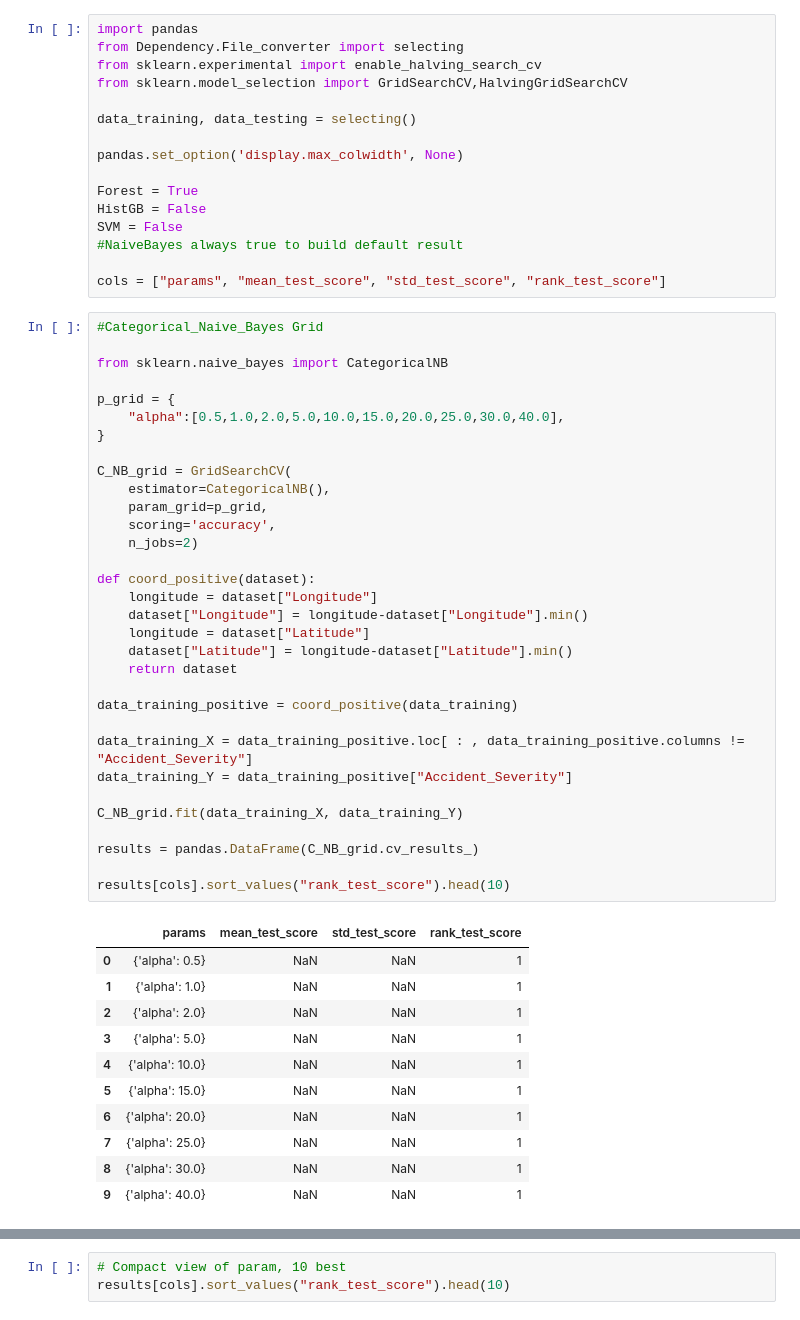
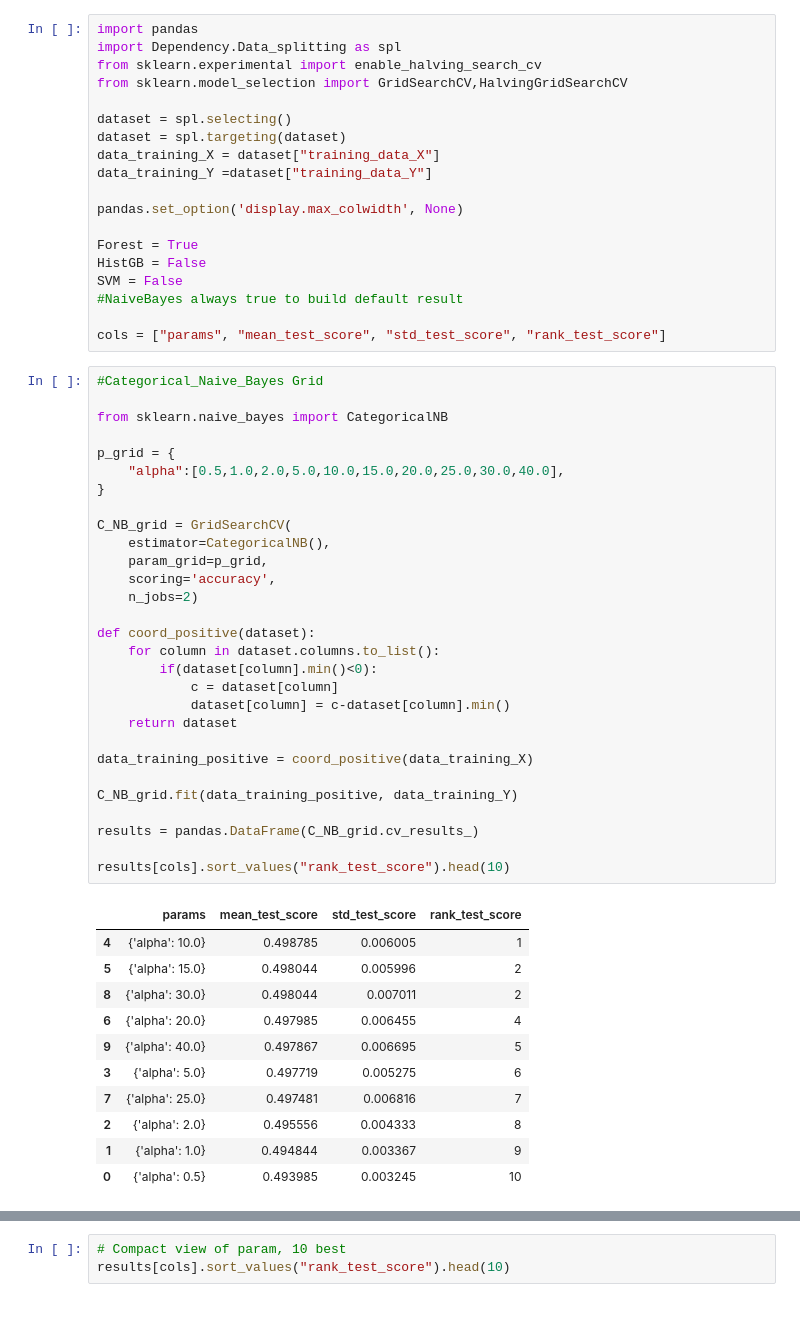
Before and after one commit to Helytre/Intro_AI_MT-MG, a Jupyter notebook: tuning.ipynb, the cells around one changed output, grey strips where cells are left out. Saved outputs shown, nothing was run; the diff lists cells and outputs as text.

```diff
--- a/tuning.ipynb
+++ b/tuning.ipynb
@@ -1,10 +1,13 @@
 # %%
 import pandas
-from Dependency.File_converter import selecting
+import Dependency.Data_splitting as spl
 from sklearn.experimental import enable_halving_search_cv
 from sklearn.model_selection import GridSearchCV,HalvingGridSearchCV
 
-data_training, data_testing = selecting()
+dataset = spl.selecting()
+dataset = spl.targeting(dataset)
+data_training_X = dataset["training_data_X"]
+data_training_Y =dataset["training_data_Y"]
 
 pandas.set_option('display.max_colwidth', None)
 
@@ -17,47 +20,44 @@ cols = ["params", "mean_test_score", "std_test_score", "rank_test_score"]
 # %%
 #Categorical_Naive_Bayes Grid
 
 from sklearn.naive_bayes import CategoricalNB
 
 p_grid = {
     "alpha":[0.5,1.0,2.0,5.0,10.0,15.0,20.0,25.0,30.0,40.0],
 }
 
 C_NB_grid = GridSearchCV(
     estimator=CategoricalNB(),
     param_grid=p_grid,
     scoring='accuracy',
     n_jobs=2)
 
 def coord_positive(dataset):
-    longitude = dataset["Longitude"]
-    dataset["Longitude"] = longitude-dataset["Longitude"].min()
-    longitude = dataset["Latitude"]
-    dataset["Latitude"] = longitude-dataset["Latitude"].min()
+    for column in dataset.columns.to_list():
+        if(dataset[column].min()<0):
+            c = dataset[column]
+            dataset[column] = c-dataset[column].min()
     return dataset
 
-data_training_positive = coord_positive(data_training)
+data_training_positive = coord_positive(data_training_X)
 
-data_training_X = data_training_positive.loc[ : , data_training_positive.columns != "Accident_Severity"]
-data_training_Y = data_training_positive["Accident_Severity"]
-
-C_NB_grid.fit(data_training_X, data_training_Y)
+C_NB_grid.fit(data_training_positive, data_training_Y)
 
 results = pandas.DataFrame(C_NB_grid.cv_results_)
 
 results[cols].sort_values("rank_test_score").head(10)
 # %% [output]
 |  | params | mean_test_score | std_test_score | rank_test_score |
-| 0 | {'alpha': 0.5} | NaN | NaN | 1 |
-| 1 | {'alpha': 1.0} | NaN | NaN | 1 |
-| 2 | {'alpha': 2.0} | NaN | NaN | 1 |
-| 3 | {'alpha': 5.0} | NaN | NaN | 1 |
-| 4 | {'alpha': 10.0} | NaN | NaN | 1 |
-| 5 | {'alpha': 15.0} | NaN | NaN | 1 |
-| 6 | {'alpha': 20.0} | NaN | NaN | 1 |
-| 7 | {'alpha': 25.0} | NaN | NaN | 1 |
-| 8 | {'alpha': 30.0} | NaN | NaN | 1 |
-| 9 | {'alpha': 40.0} | NaN | NaN | 1 |
+| 4 | {'alpha': 10.0} | 0.498785 | 0.006005 | 1 |
+| 5 | {'alpha': 15.0} | 0.498044 | 0.005996 | 2 |
+| 8 | {'alpha': 30.0} | 0.498044 | 0.007011 | 2 |
+| 6 | {'alpha': 20.0} | 0.497985 | 0.006455 | 4 |
+| 9 | {'alpha': 40.0} | 0.497867 | 0.006695 | 5 |
+| 3 | {'alpha': 5.0} | 0.497719 | 0.005275 | 6 |
+| 7 | {'alpha': 25.0} | 0.497481 | 0.006816 | 7 |
+| 2 | {'alpha': 2.0} | 0.495556 | 0.004333 | 8 |
+| 1 | {'alpha': 1.0} | 0.494844 | 0.003367 | 9 |
+| 0 | {'alpha': 0.5} | 0.493985 | 0.003245 | 10 |
 # %%
 #Random_Forest Grid
 
```
Also changed, not shown: parts of 3 cells of this notebook, 2 other files.
